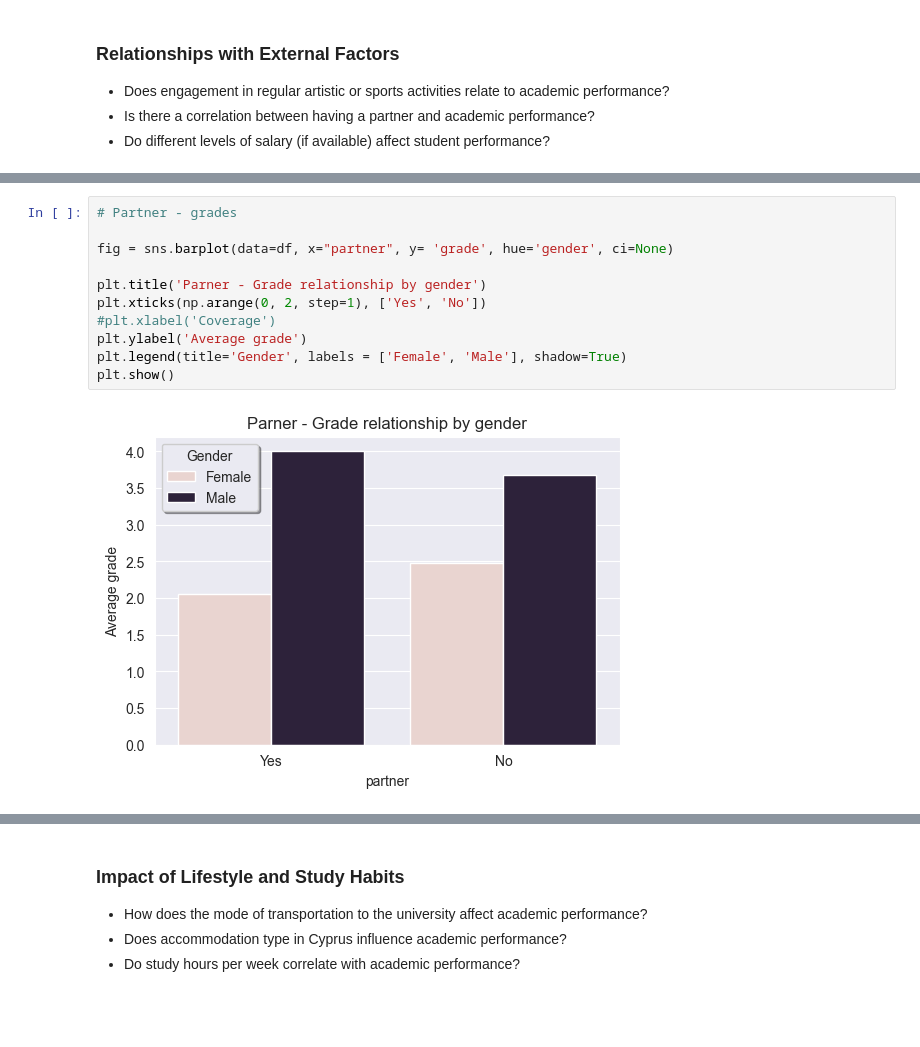
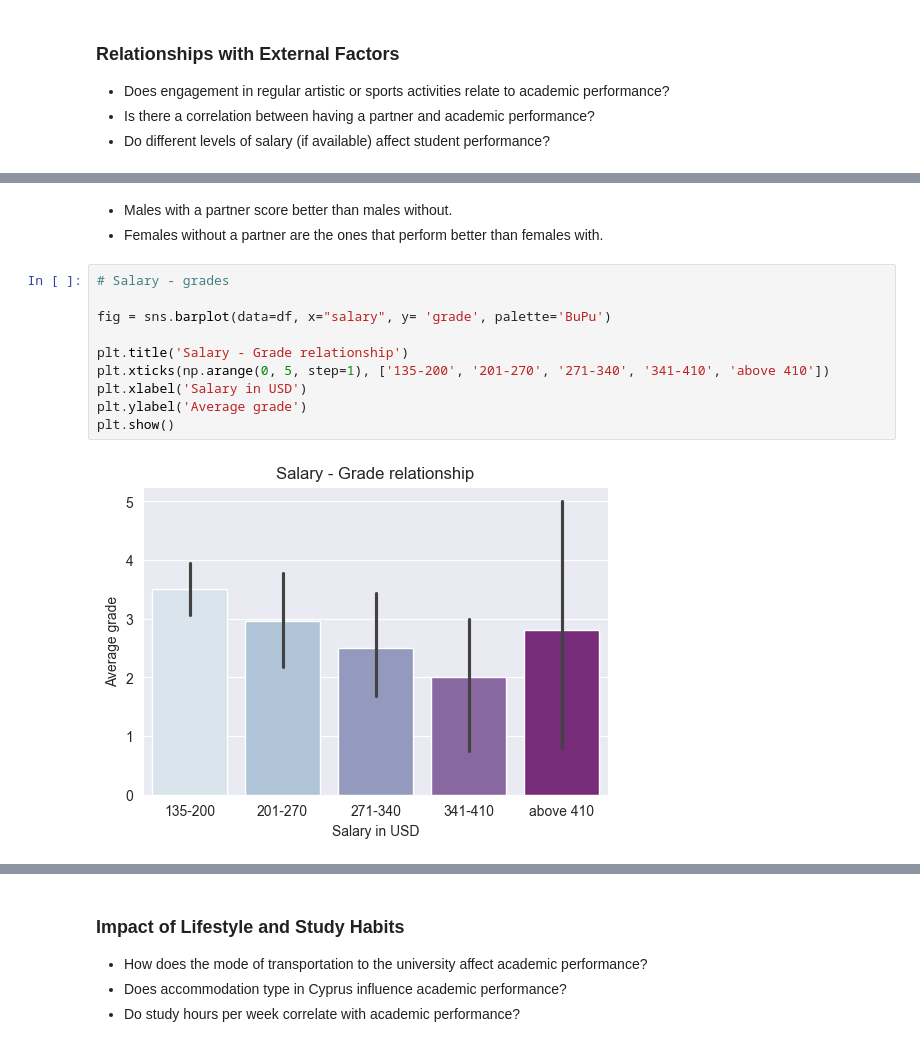
Before and after one commit to e-Itohan/students_evaluation, a Jupyter notebook: students_notebook.ipynb, the cells around one changed output, grey strips where cells are left out. Saved outputs shown, nothing was run; the diff lists cells and outputs as text; blank space fills up the shorter version.

```diff
--- a/students_notebook.ipynb
+++ b/students_notebook.ipynb
@@ -260,13 +296,15 @@ plt.show()
+# %% [markdown]
+- Males with a partner score better than males without.
+- Females without a partner are the ones that perform better than females with.
 # %%
-# Partner - grades
+# Salary - grades
 
-fig = sns.barplot(data=df, x="partner", y= 'grade', hue='gender', ci=None)
+fig = sns.barplot(data=df, x="salary", y= 'grade', palette='BuPu')
 
-plt.title('Parner - Grade relationship by gender')
-plt.xticks(np.arange(0, 2, step=1), ['Yes', 'No'])
-#plt.xlabel('Coverage')
+plt.title('Salary - Grade relationship')
+plt.xticks(np.arange(0, 5, step=1), ['135-200', '201-270', '271-340', '341-410', 'above 410'])
+plt.xlabel('Salary in USD')
 plt.ylabel('Average grade')
-plt.legend(title='Gender', labels = ['Female', 'Male'], shadow=True)
 plt.show()
 # %% [output]
-[figure, old version]
+[figure, new version]
```
Also changed, not shown: parts of 89 cells of this notebook.
